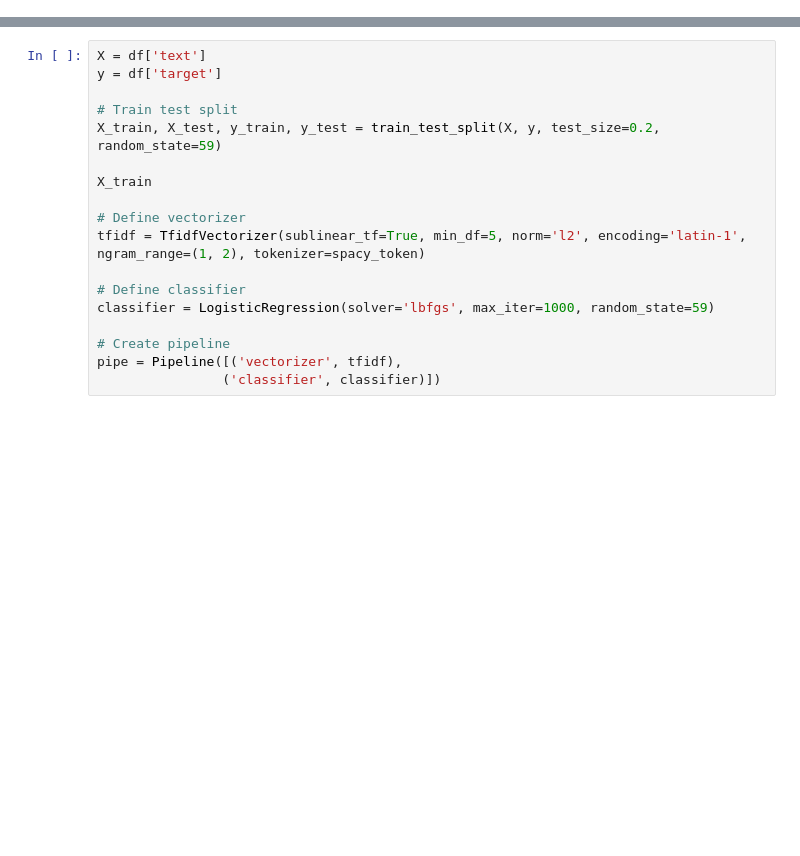
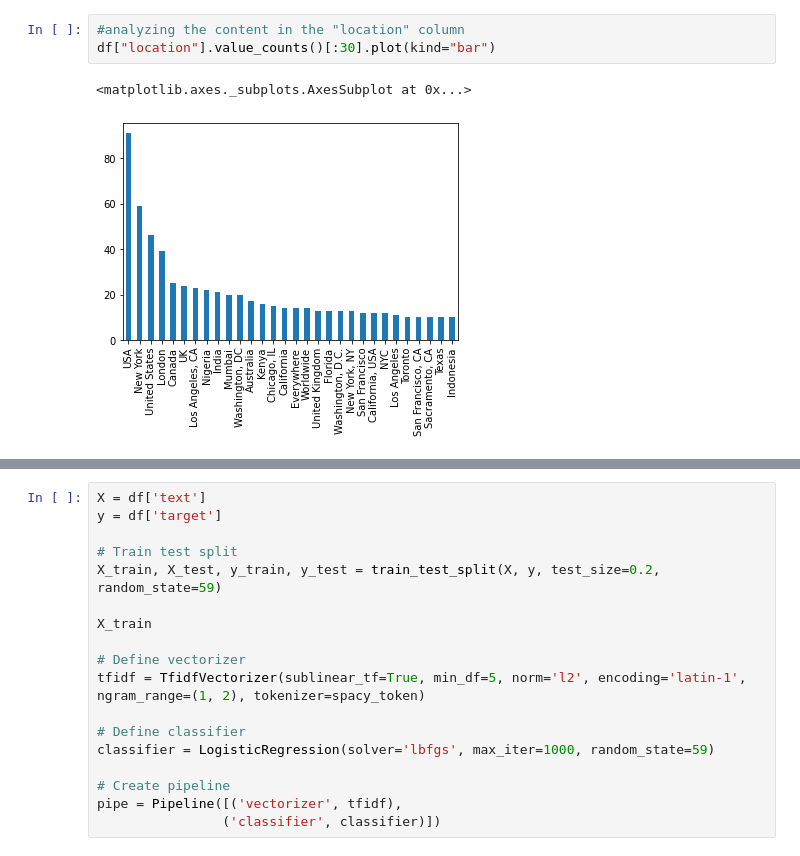
Before and after one commit to KVVisDon/Data-Mining-Project, a Jupyter notebook: code/Team_Microsoft.ipynb, the cells around one changed output, grey strips where cells are left out. Drawn from its saved outputs; the diff is of its cells as text; blank space fills up the shorter version.

```diff
--- a/code/Team_Microsoft.ipynb
+++ b/code/Team_Microsoft.ipynb
@@ -73,0 +129,6 @@ Base rate is 0.57
+# %%
+#analyzing the content in the "location" column
+df["location"].value_counts()[:30].plot(kind="bar")
+# %% [output]
+<matplotlib.axes._subplots.AxesSubplot at 0x...>
+[figure, added]
```
Also changed, not shown: parts of 23 cells of this notebook.
